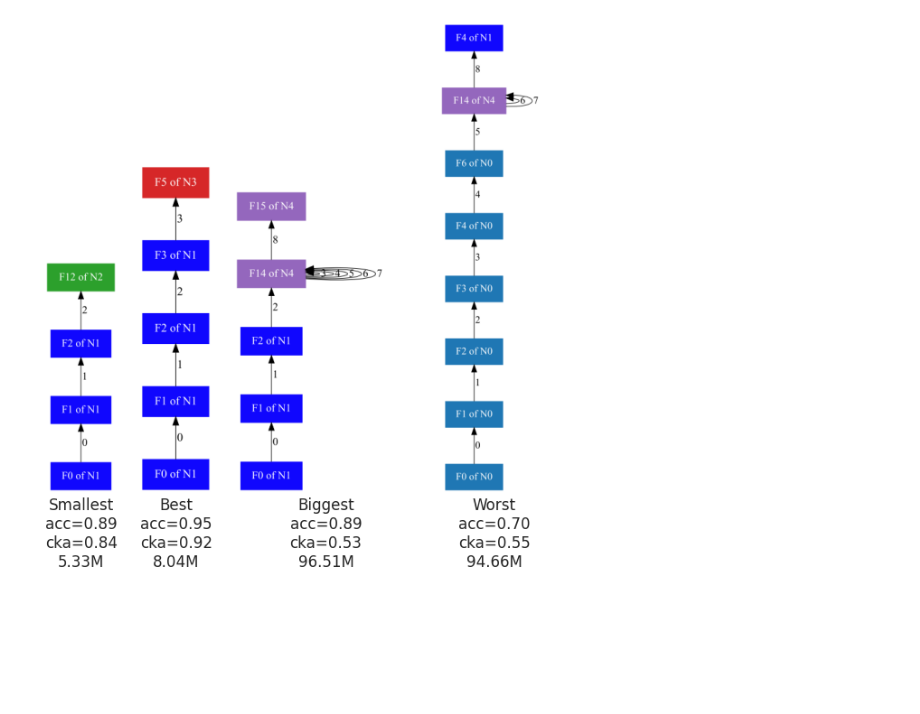
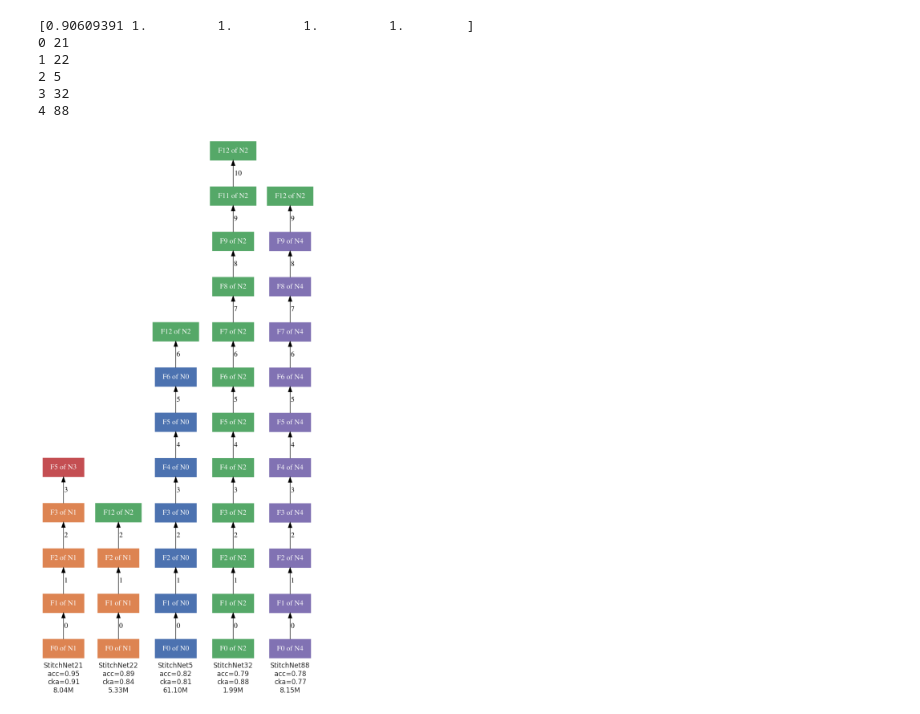
Before and after one commit to steerapi/stitchnet, a Jupyter notebook: 08_plot_results.ipynb, the cells around one changed output. Drawn from its saved outputs; the diff is of its cells as text; code cells hidden in the pictures; blank space fills up the shorter version.

```diff
--- a/08_plot_results.ipynb
+++ b/08_plot_results.ipynb
@@ -94,10 +101,10 @@ import matplotlib.pyplot as plt
 
 macs = data['macs']
 
-fig, ax = plt.subplots(figsize=[14, 4])
+fig, ax = plt.subplots(figsize=[7, 4])
 ax.grid(False)
 n, bins, patches = ax.hist(macs, bins=10)
-plt.xlabel('# MACs (in billions)')
+# plt.xlabel('# MACs (in billions)')
 xticks = [(bins[idx+1] + value)/2 for idx, value in enumerate(bins[:-1])]
 xticks_labels = [ "{:.1f}B\nto\n{:.1f}B".format(value/1000000000,bins[idx+1]/1000000000) for idx, value in enumerate(bins[:-1])]
 plt.xticks(xticks, labels = xticks_labels)
@@ -109,5 +116,5 @@ plt.yticks([])
 for idx, value in enumerate(n):
     if value > 0:
         plt.text(xticks[idx], value+1, int(value), ha='center')
-plt.savefig(f'{figFolder}/macs.pdf',format='pdf')
+plt.savefig(f'{figFolder}/macs.eps',bbox_inches='tight')
 # %% [output]
@@ -190,0 +206,5 @@ from reportlab.graphics import renderPM
+# %%
+for idx in data['acc'].nsmallest(100).index:
+    item = data.iloc[idx]
+    if item.score > 0.9:
+        print(idx, item.score, item.acc)
@@ -191,40 +219,69 @@ from reportlab.graphics import renderPM
 # %%
 import os
+sns.set(font_scale = 1.4)
+def render_net(path):
+    # if True or not os.path.exists(f"{path}.png"):
+    drawing = svg2rlg(path)
+    renderPDF.drawToFile(drawing, f'{path}.pdf')
+    pages = convert_from_path(f'{path}.pdf', 600)
+    pages[0].save(f'{path}.png', 'PNG')
+    width = pages[0].width
+    height = pages[0].height
+    return width
 
 def plot_net(ax, path, label):
-    if not os.path.exists(f"{path}.png"):
-        drawing = svg2rlg(path)
-        renderPM.drawToFile(drawing, f"{path}.png", fmt="PNG")
     img = imread(path+'.png')
     ax.imshow(img)
     # ax.axis('off')
     ax.tick_params(
         axis='x',          # changes apply to the x-axis
         which='both',      # both major and minor ticks are affected
         bottom=False,      # ticks along the bottom edge are off
         top=False,         # ticks along the top edge are off
         labelbottom=False) # labels along the bottom edge are off
     ax.get_yaxis().set_visible(False)
     # Hide grid lines
     ax.grid(False)
     ax.set_xlabel(label)
 
-fig, axs = plt.subplots(1,4,figsize=[10, 48],gridspec_kw={'width_ratios': [2, 2, 5, 3]})
+widths = []
+# idxs = list(data['acc'].index)
+idxs = [21,22,5,32,88]
+for idx in idxs:
+    netmeta = data.iloc[idx]
+    width = render_net(netmeta.path)
+    widths.append(width)
+
+width_ratios = np.array(widths).astype(float)/max(widths)
+print(width_ratios)
+fig, axs = plt.subplots(1,len(idxs),figsize=[10, 70],gridspec_kw={'width_ratios': width_ratios})
 for ax in axs:
     ax.set_anchor('S')
 
-netmeta = data.iloc[param_minidx]
-plot_net(axs[0],netmeta.path, f'Smallest\nacc={netmeta.acc:.2f}\ncka={netmeta.score:.2f}\n{netmeta.params/1e6:.2f}M')
-netmeta = data.iloc[acc_maxidx]
-plot_net(axs[1],netmeta.path, f'Best\nacc={netmeta.acc:.2f}\ncka={netmeta.score:.2f}\n{netmeta.params/1e6:.2f}M')
-netmeta = data.iloc[param_maxidx]
-plot_net(axs[2],netmeta.path, f'Biggest\nacc={netmeta.acc:.2f}\ncka={netmeta.score:.2f}\n{netmeta.params/1e6:.2f}M')
-netmeta = data.iloc[acc_minidx]
-plot_net(axs[3],netmeta.path, f'Worst\nacc={netmeta.acc:.2f}\ncka={netmeta.score:.2f}\n{netmeta.params/1e6:.2f}M')
+for i,idx in enumerate(idxs):
+    print(i,idx)
+    netmeta = data.iloc[idx]
+    pages = plot_net(axs[i],netmeta.path, f'StitchNet{idx}\nacc={netmeta.acc:.2f}\ncka={netmeta.score:.2f}\n{netmeta.params/1e6:.2f}M')
+
+# netmeta = data.iloc[param_minidx]
+# pages = plot_net(axs[0],netmeta.path, f'Smallest\nacc={netmeta.acc:.2f}\ncka={netmeta.score:.2f}\n{netmeta.params/1e6:.2f}M')
+# netmeta = data.iloc[acc_maxidx]
+# plot_net(axs[1],netmeta.path, f'Best\nacc={netmeta.acc:.2f}\ncka={netmeta.score:.2f}\n{netmeta.params/1e6:.2f}M')
+# netmeta = data.iloc[param_maxidx]
+# plot_net(axs[2],netmeta.path, f'Biggest\nacc={netmeta.acc:.2f}\ncka={netmeta.score:.2f}\n{netmeta.params/1e6:.2f}M')
+# netmeta = data.iloc[acc_minidx]
+# plot_net(axs[3],netmeta.path, f'Worst\nacc={netmeta.acc:.2f}\ncka={netmeta.score:.2f}\n{netmeta.params/1e6:.2f}M')
 # plot_net(axs[1],data.iloc[param_maxidx].path, f'Biggest')
 # plot_net(axs[2],data.iloc[acc_maxidx].path, f'Best')
 # plot_net(axs[3],data.iloc[acc_minidx].path, f'Worst')
-plt.savefig(f'{figFolder}/stitchnets.pdf',format='pdf')
+plt.tight_layout()
+plt.savefig(f'{figFolder}/stitchnets.eps',bbox_inches='tight')
 # %% [output]
+[0.90609391 1.         1.         1.         1.        ]
+0 21
+1 22
+2 5
+3 32
+4 88
-[figure, old version]
+[figure, new version]
 # %%
```
Also changed, not shown: parts of 23 cells of this notebook, 9 other files.
